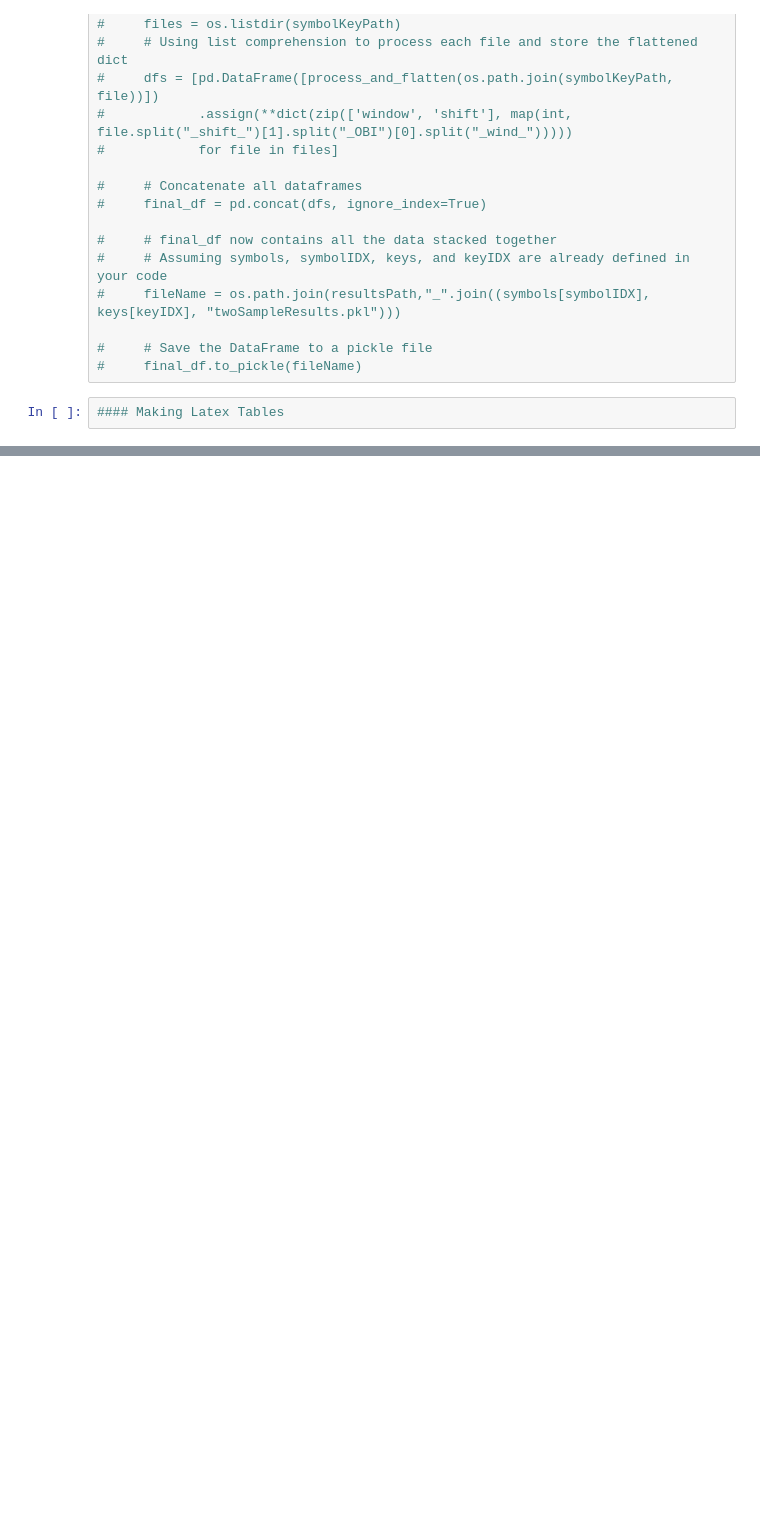
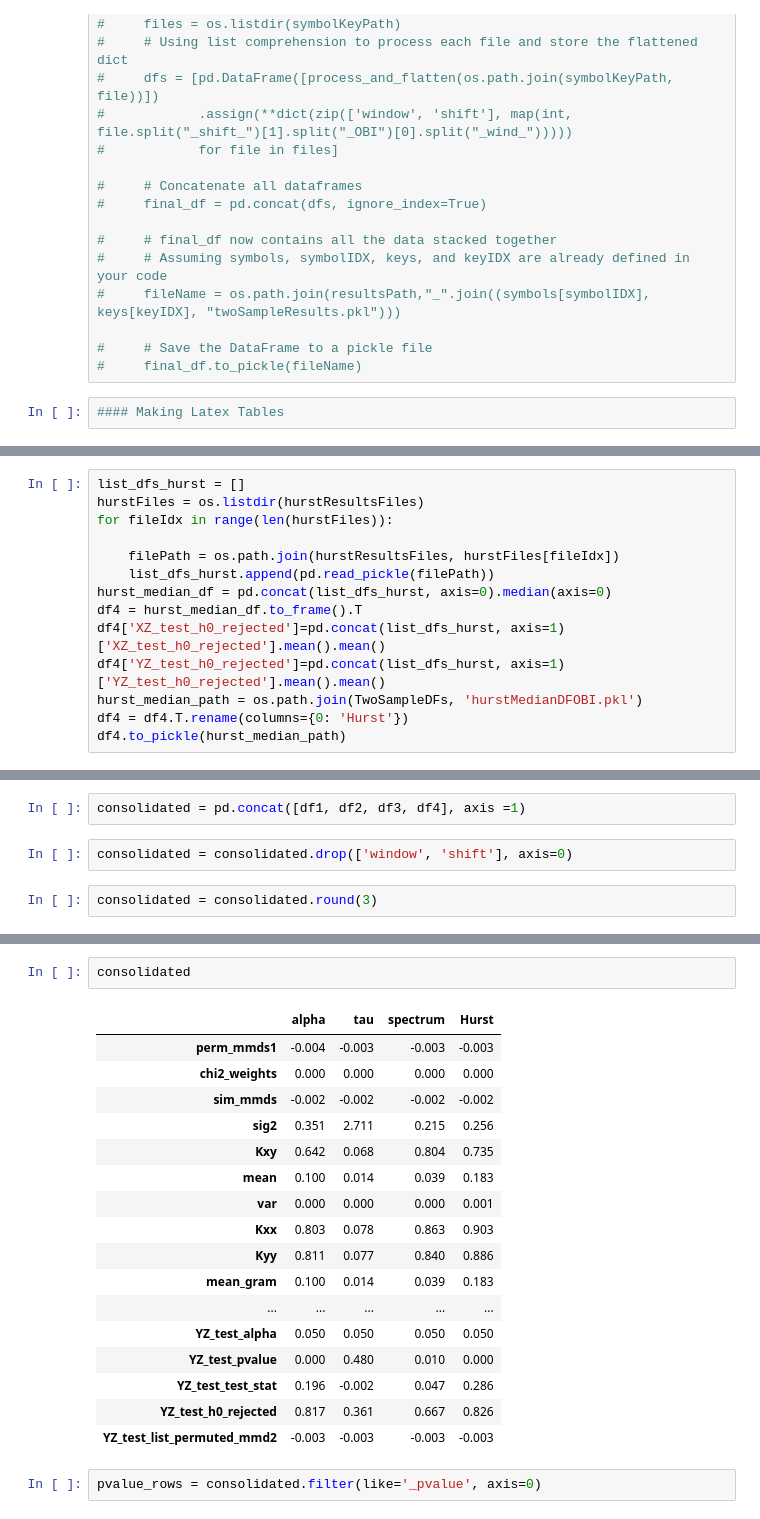
Before and after one commit to andreas-koukorinis/PaperCode, a Jupyter notebook: stylised_facts/Notebooks/Results Tables/Tables for OBI 2 Sample Testing.ipynb, the cells around one changed output, grey strips where cells are left out. Drawn from its saved outputs; the diff is of its cells as text; blank space fills up the shorter version.

```diff
--- a/stylised_facts/Notebooks/Results Tables/Tables for OBI 2 Sample Testing.ipynb
+++ b/stylised_facts/Notebooks/Results Tables/Tables for OBI 2 Sample Testing.ipynb
@@ -282,0 +359,14 @@ for fileIdx in range(len(alphaFiles)):
+# %%
+list_dfs_hurst = []
+hurstFiles = os.listdir(hurstResultsFiles)
+for fileIdx in range(len(hurstFiles)):
+
+    filePath = os.path.join(hurstResultsFiles, hurstFiles[fileIdx])
+    list_dfs_hurst.append(pd.read_pickle(filePath))
+hurst_median_df = pd.concat(list_dfs_hurst, axis=0).median(axis=0)
+df4 = hurst_median_df.to_frame().T
+df4['XZ_test_h0_rejected']=pd.concat(list_dfs_hurst, axis=1)['XZ_test_h0_rejected'].mean().mean()
+df4['YZ_test_h0_rejected']=pd.concat(list_dfs_hurst, axis=1)['YZ_test_h0_rejected'].mean().mean()
+hurst_median_path = os.path.join(TwoSampleDFs, 'hurstMedianDFOBI.pkl')
+df4 = df4.T.rename(columns={0: 'Hurst'})
+df4.to_pickle(hurst_median_path)
@@ -323,2 +395,8 @@ Pickle file loaded successfully.
+# %%
+consolidated = pd.concat([df1, df2, df3, df4], axis =1)
+# %%
+consolidated = consolidated.drop(['window', 'shift'], axis=0)
+# %%
+consolidated = consolidated.round(3)
 # %%
 
@@ -376,0 +445,22 @@ df_for_latex.to_latex(column_format='lcccccccc', escape=False, multicolumn_forma
+# %%
+consolidated
+# %% [output]
+|  | alpha | tau | spectrum | Hurst |
+| perm_mmds1 | -0.004 | -0.003 | -0.003 | -0.003 |
+| chi2_weights | 0.000 | 0.000 | 0.000 | 0.000 |
+| sim_mmds | -0.002 | -0.002 | -0.002 | -0.002 |
+| sig2 | 0.351 | 2.711 | 0.215 | 0.256 |
+| Kxy | 0.642 | 0.068 | 0.804 | 0.735 |
+| mean | 0.100 | 0.014 | 0.039 | 0.183 |
+| var | 0.000 | 0.000 | 0.000 | 0.001 |
+| Kxx | 0.803 | 0.078 | 0.863 | 0.903 |
+| Kyy | 0.811 | 0.077 | 0.840 | 0.886 |
+| mean_gram | 0.100 | 0.014 | 0.039 | 0.183 |
+| ... | ... | ... | ... | ... |
+| YZ_test_alpha | 0.050 | 0.050 | 0.050 | 0.050 |
+| YZ_test_pvalue | 0.000 | 0.480 | 0.010 | 0.000 |
+| YZ_test_test_stat | 0.196 | -0.002 | 0.047 | 0.286 |
+| YZ_test_h0_rejected | 0.817 | 0.361 | 0.667 | 0.826 |
+| YZ_test_list_permuted_mmd2 | -0.003 | -0.003 | -0.003 | -0.003 |
+# %%
+pvalue_rows = consolidated.filter(like='_pvalue', axis=0)
```
Also changed, not shown: parts of 34 cells of this notebook, 21 other files.
